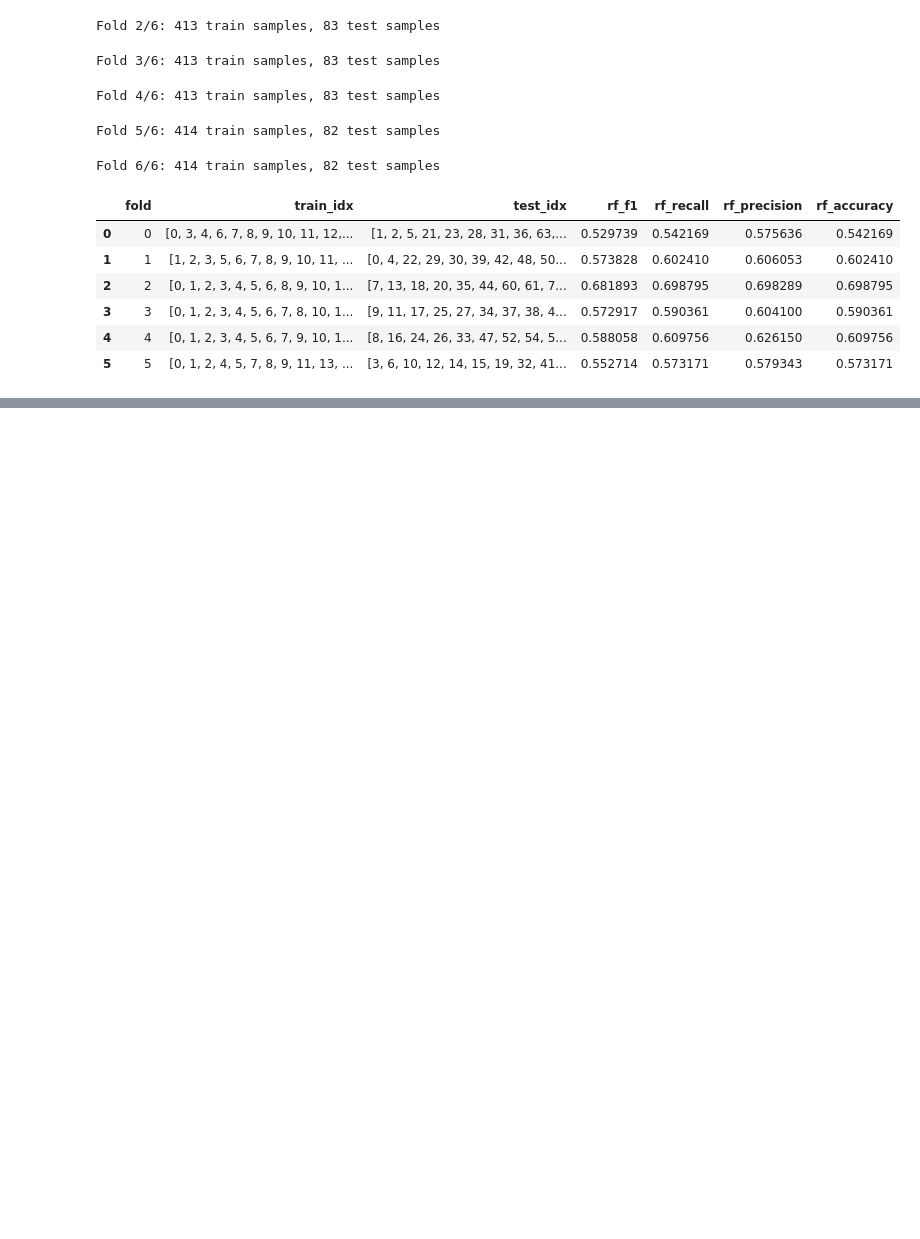
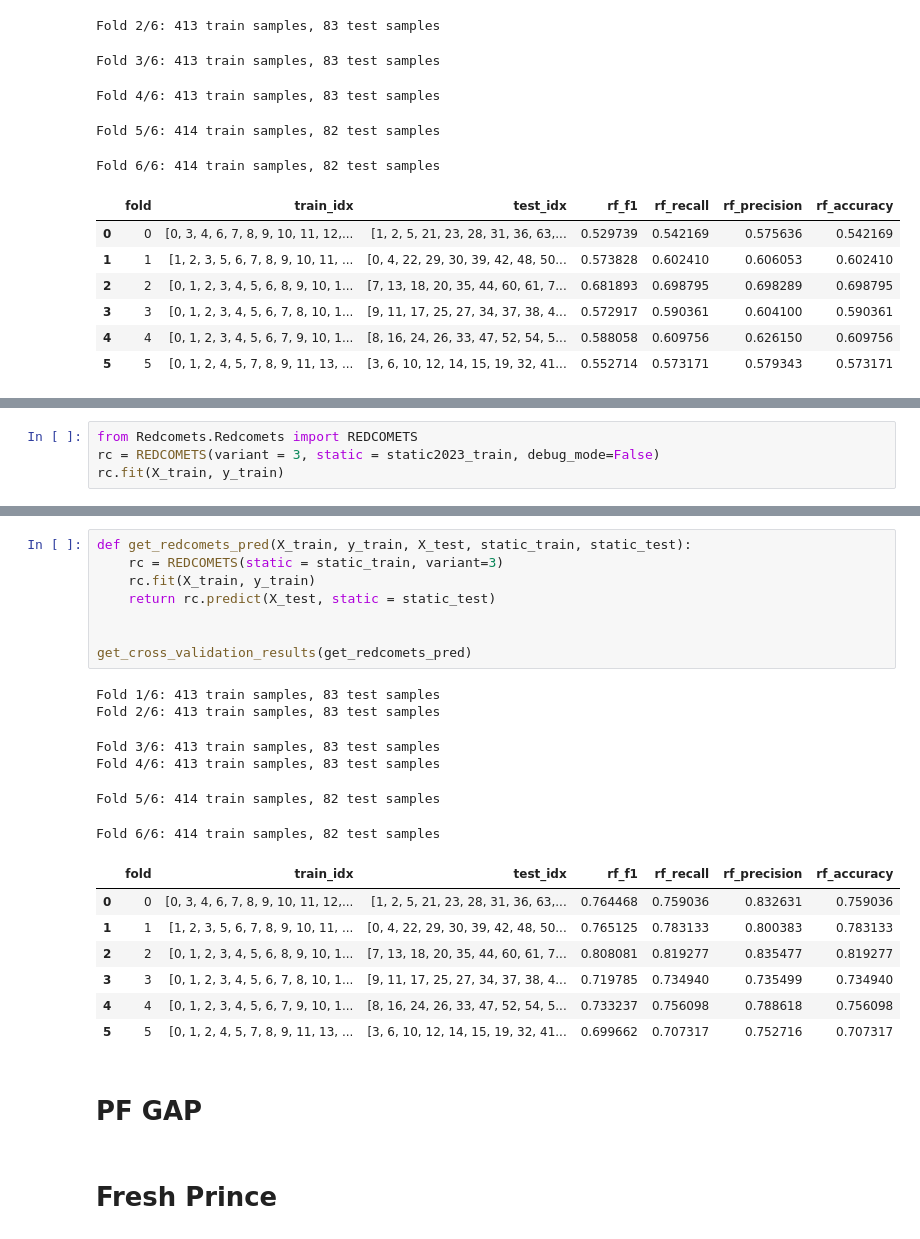
Before and after one commit to rustadadam/PF-GAP, a Jupyter notebook: experiments/test_accuracy.ipynb, the cells around one changed output, grey strips where cells are left out. Saved outputs shown, nothing was run; the diff lists cells and outputs as text; blank space fills up the shorter version.

Commit message:
Updated Predictions for Redcomets, and created k-fold test pipeline

```diff
--- a/experiments/test_accuracy.ipynb
+++ b/experiments/test_accuracy.ipynb
@@ -193,0 +196,4 @@ Fold 6/6: 414 train samples, 82 test samples
+# %%
+from Redcomets.Redcomets import REDCOMETS
+rc = REDCOMETS(variant = 3, static = static2023_train, debug_mode=False)
+rc.fit(X_train, y_train)
@@ -193,0 +253,26 @@ Fold 6/6: 414 train samples, 82 test samples
+# %%
+def get_redcomets_pred(X_train, y_train, X_test, static_train, static_test):
+    rc = REDCOMETS(static = static_train, variant=3)
+    rc.fit(X_train, y_train)
+    return rc.predict(X_test, static = static_test)
+
+
+get_cross_validation_results(get_redcomets_pred)
+# %% [output]
+Fold 1/6: 413 train samples, 83 test samples
+Fold 2/6: 413 train samples, 83 test samples
+Fold 3/6: 413 train samples, 83 test samples
+Fold 4/6: 413 train samples, 83 test samples
+Fold 5/6: 414 train samples, 82 test samples
+Fold 6/6: 414 train samples, 82 test samples
+|  | fold | train_idx | test_idx | rf_f1 | rf_recall | rf_precision | rf_accuracy |
+| 0 | 0 | [0, 3, 4, 6, 7, 8, 9, 10, 11, 12,... | [1, 2, 5, 21, 23, 28, 31, 36, 63,... | 0.764468 | 0.759036 | 0.832631 | 0.759036 |
+| 1 | 1 | [1, 2, 3, 5, 6, 7, 8, 9, 10, 11, ... | [0, 4, 22, 29, 30, 39, 42, 48, 50... | 0.765125 | 0.783133 | 0.800383 | 0.783133 |
+| 2 | 2 | [0, 1, 2, 3, 4, 5, 6, 8, 9, 10, 1... | [7, 13, 18, 20, 35, 44, 60, 61, 7... | 0.808081 | 0.819277 | 0.835477 | 0.819277 |
+| 3 | 3 | [0, 1, 2, 3, 4, 5, 6, 7, 8, 10, 1... | [9, 11, 17, 25, 27, 34, 37, 38, 4... | 0.719785 | 0.734940 | 0.735499 | 0.734940 |
+| 4 | 4 | [0, 1, 2, 3, 4, 5, 6, 7, 9, 10, 1... | [8, 16, 24, 26, 33, 47, 52, 54, 5... | 0.733237 | 0.756098 | 0.788618 | 0.756098 |
+| 5 | 5 | [0, 1, 2, 4, 5, 7, 8, 9, 11, 13, ... | [3, 6, 10, 12, 14, 15, 19, 32, 41... | 0.699662 | 0.707317 | 0.752716 | 0.707317 |
+# %% [markdown]
+# PF GAP
+# %% [markdown]
+# Fresh Prince
```
Also changed, not shown: parts of 3 cells of this notebook, 2 other files.
